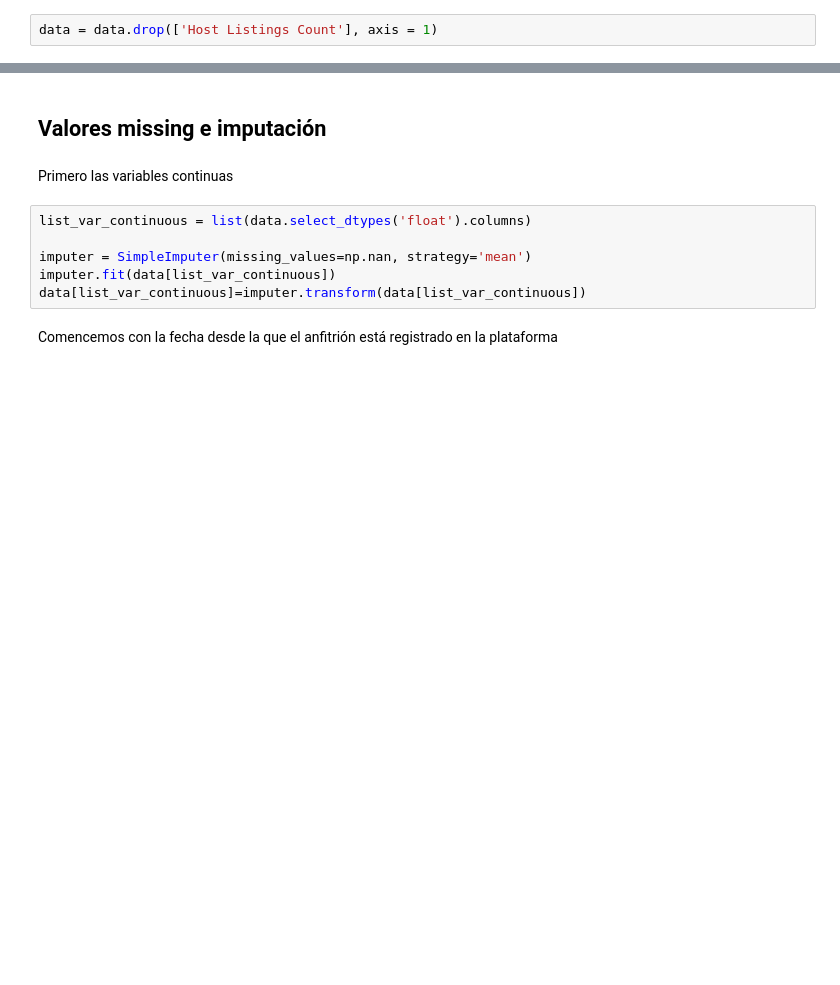
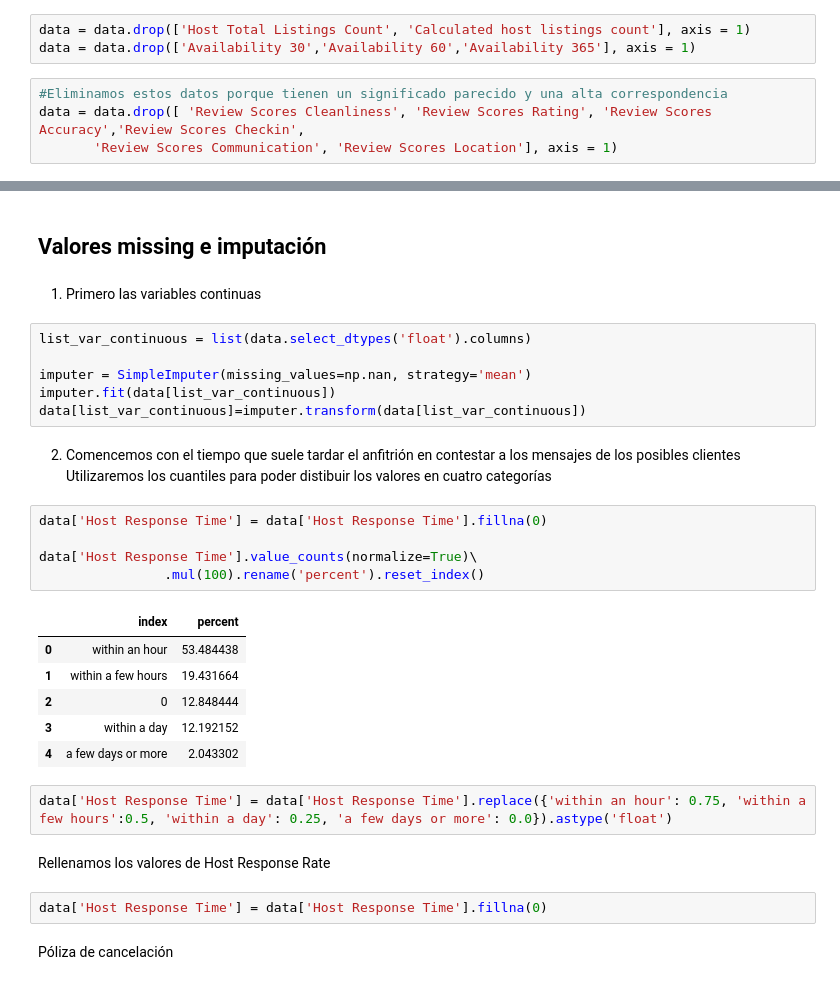
Before and after one commit to AlvaroML95/PRACTICA_FINAL, a Jupyter notebook: Practica Final.ipynb, the cells around one changed output, grey strips where cells are left out. Cells and saved outputs as stored; diff of their text form; blank space fills up the shorter version.

```diff
--- a/Practica Final.ipynb
+++ b/Practica Final.ipynb
@@ -151,4 +159,9 @@ funciones_auxiliares.get_corr_matrix(dataset = data[list_var_continuous], metodo
 # %% [markdown]
 Con un simple análisis cualitativo parece claro que 3 variables (las relacionadas tienen una correlaión perfecta por lo que podemos prescindir e dos de ellas y simplificar algo el modelo
 # %%
-data = data.drop(['Host Listings Count'], axis = 1)
+data = data.drop(['Host Total Listings Count', 'Calculated host listings count'], axis = 1)
+data = data.drop(['Availability 30','Availability 60','Availability 365'], axis = 1)
+# %%
+#Eliminamos estos datos porque tienen un significado parecido y una alta correspondencia
+data = data.drop([ 'Review Scores Cleanliness', 'Review Scores Rating', 'Review Scores Accuracy','Review Scores Checkin',
+       'Review Scores Communication', 'Review Scores Location'], axis = 1)
@@ -171,12 +188,33 @@ Index(['ID', 'Experiences Offered', 'Host ID', 'Host Since',
 # %% [markdown]
 ## Valores missing e imputación
 # %% [markdown]
-Primero las variables continuas
+1. Primero las variables continuas
 # %%
 list_var_continuous = list(data.select_dtypes('float').columns)
 
 imputer = SimpleImputer(missing_values=np.nan, strategy='mean')
 imputer.fit(data[list_var_continuous])
 data[list_var_continuous]=imputer.transform(data[list_var_continuous])
-# %% [markdown]
-Comencemos con la fecha desde la que el anfitrión está registrado en la plataforma
+# %% [markdown]
+2. Comencemos con el tiempo que suele tardar el anfitrión en contestar a los mensajes de los posibles clientes
+Utilizaremos los cuantiles para poder distibuir los valores en cuatro categorías
+# %%
+data['Host Response Time'] = data['Host Response Time'].fillna(0)
+
+data['Host Response Time'].value_counts(normalize=True)\
+                .mul(100).rename('percent').reset_index()
+# %% [output]
+|  | index | percent |
+| 0 | within an hour | 53.484438 |
+| 1 | within a few hours | 19.431664 |
+| 2 | 0 | 12.848444 |
+| 3 | within a day | 12.192152 |
+| 4 | a few days or more | 2.043302 |
+# %%
+data['Host Response Time'] = data['Host Response Time'].replace({'within an hour': 0.75, 'within a few hours':0.5, 'within a day': 0.25, 'a few days or more': 0.0}).astype('float')
+# %% [markdown]
+Rellenamos los valores de Host Response Rate
+# %%
+data['Host Response Time'] = data['Host Response Time'].fillna(0)
+# %% [markdown]
+Póliza de cancelación
```
Also changed, not shown: parts of 25 cells of this notebook, 1 other file.
